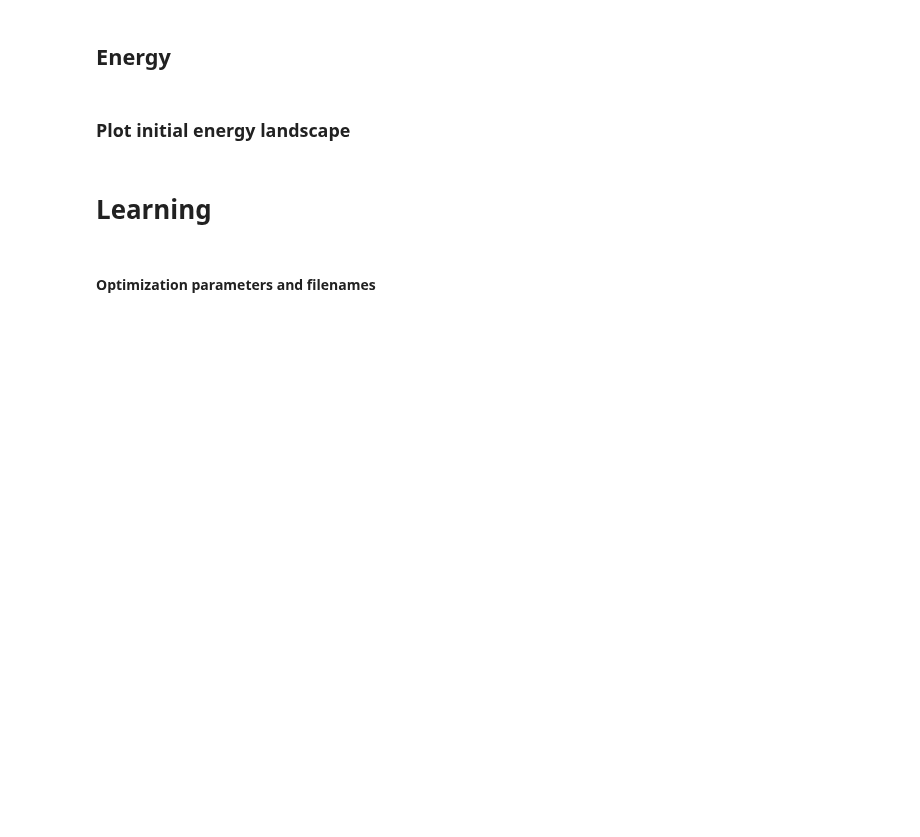
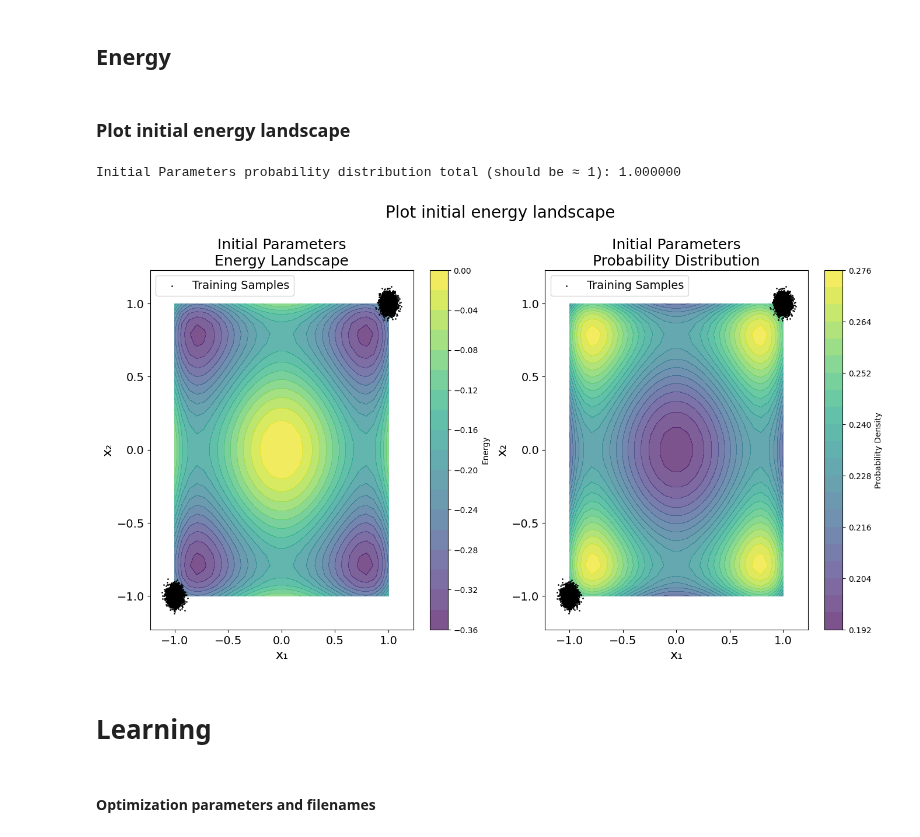
Before and after one commit to cyboesch/oscillator_dev, a Jupyter notebook: projects/physical-diffusion-models/notebooks/sampling-from-gaussian-mixture.ipynb, the cells around one changed output. Saved outputs shown, nothing was run; the diff lists cells and outputs as text; code cells hidden in the pictures; blank space fills up the shorter version.

```diff
--- a/projects/physical-diffusion-models/notebooks/sampling-from-gaussian-mixture.ipynb
+++ b/projects/physical-diffusion-models/notebooks/sampling-from-gaussian-mixture.ipynb
@@ -153,21 +149,24 @@ else:
 # %%
 # Example usage:
 param_list = [params_flattened_initial]
 titles = ["Initial Parameters"]
 
 plot_energy_and_distributions(
     energy_fn=energy_fn,
     param_list=param_list,
-    samples=samples_0,
+    samples=samples_target,
     x1_range=(-1, 1),
     x2_range=(-1, 1),
     n_points=30,
     titles=titles,
     figsize=(16, 8),
     fontsize=16,
     sample_stride=1,
     suptitle="Plot initial energy landscape"
 )
+# %% [output]
+Initial Parameters probability distribution total (should be ≈ 1): 1.000000
+[figure, added]
 # %% [markdown]
 # Learning
 # %%
```
Also changed, not shown: parts of 18 cells of this notebook, 1 other file.
